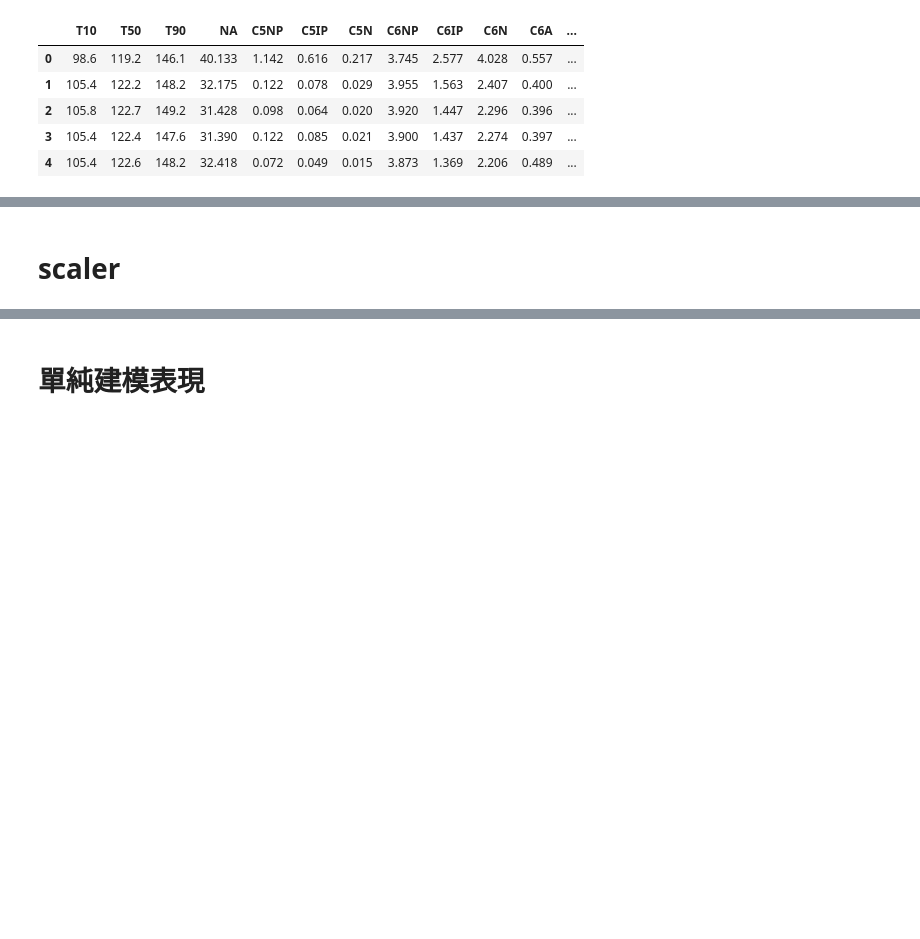
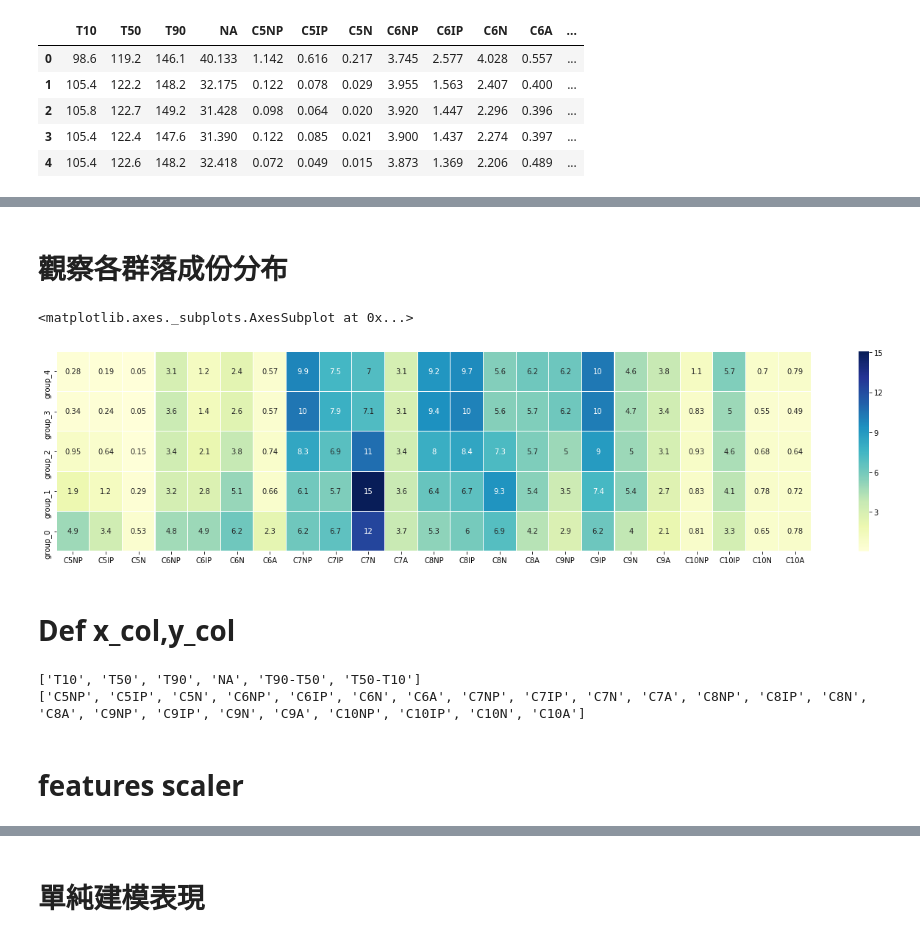
Before and after one commit to skywalker0803r/works, a Jupyter notebook: 模組化集成學習.ipynb, the cells around one changed output, grey strips where cells are left out. Cells and saved outputs as stored; diff of their text form; code cells hidden in the pictures; blank space fills up the shorter version.

```diff
--- a/模組化集成學習.ipynb
+++ b/模組化集成學習.ipynb
@@ -128,0 +133,10 @@ X_test.join(y_test).head()
+# %%
+def 特徵工程(df):
+  df['T90-T50'] = df['T90'] - df['T50']
+  df['T50-T10'] = df['T50'] - df['T10']
+  return df
+# %%
+X = 特徵工程(X)
+train = X.join(y)
+print(train.shape)
+train.head()
@@ -128,0 +166,14 @@ X_test.join(y_test).head()
+# %%
+from xgboost import XGBClassifier
+cut_num = 5
+#訓練資料均溫
+train['AVG_T'] = train[['T10','T50','T90']].mean(axis=1)
+#測試資料均溫
+test['AVG_T'] = test[['T10','T50','T90']].mean(axis=1)
+#訓練資料依據均溫切群
+train['群代碼'] = pd.qcut(train['AVG_T'],cut_num,labels = [ i for i in range(cut_num)]).astype('int')
+#利用4000筆資料訓練一個分群器
+xgb_c = XGBClassifier().fit(train[['AVG_T']].sample(4000,random_state=0),train['群代碼'].sample(4000,random_state=0))
+print('預測準度:',xgb_c.score(train[['AVG_T']],train['群代碼']))
+#利用分群器對測試資料產生群代碼
+test['群代碼'] = xgb_c.predict(test[['AVG_T']])
@@ -129,5 +202,34 @@ X_test.join(y_test).head()
+# %% [markdown]
+# 觀察各群落成份分布
+# %%
+import seaborn as sns
+import matplotlib.pyplot as plt
+table = pd.DataFrame(index=['group_'+str(群代碼) for 群代碼 in range(cut_num)],columns=y.columns)
+
+#根據不同群和y_name找出其均值
+for y_name in y.columns:
+  for 群代碼 in range(cut_num):
+    均值 = round(train[train['群代碼']==群代碼][y_name].mean(),2)
+    table.loc[['group_'+str(群代碼)],[y_name]] = 均值
+
+#繪圖
+plt.figure(figsize=(23,cut_num))
+sns.heatmap(table.astype(float)[::-1],annot=True,linewidths=0.1,cmap='YlGnBu')
+# %% [output]
+<matplotlib.axes._subplots.AxesSubplot at 0x...>
+[figure, added]
+# %% [markdown]
+# Def x_col,y_col
+# %%
+x_columns = X.columns.tolist()
+y_columns = y.columns.tolist()
+print(x_columns)
+print(y_columns)
+# %% [output]
+['T10', 'T50', 'T90', 'NA', 'T90-T50', 'T50-T10']
+['C5NP', 'C5IP', 'C5N', 'C6NP', 'C6IP', 'C6N', 'C6A', 'C7NP', 'C7IP', 'C7N', 'C7A', 'C8NP', 'C8IP', 'C8N', 'C8A', 'C9NP', 'C9IP', 'C9N', 'C9A', 'C10NP', 'C10IP', 'C10N', 'C10A']
 # %% [markdown]
-# scaler
+# features scaler
 # %%
 def data_scaler(my_data,my_scaler):
   new_data = my_scaler.transform(my_data)
```
Also changed, not shown: parts of 38 cells of this notebook.
